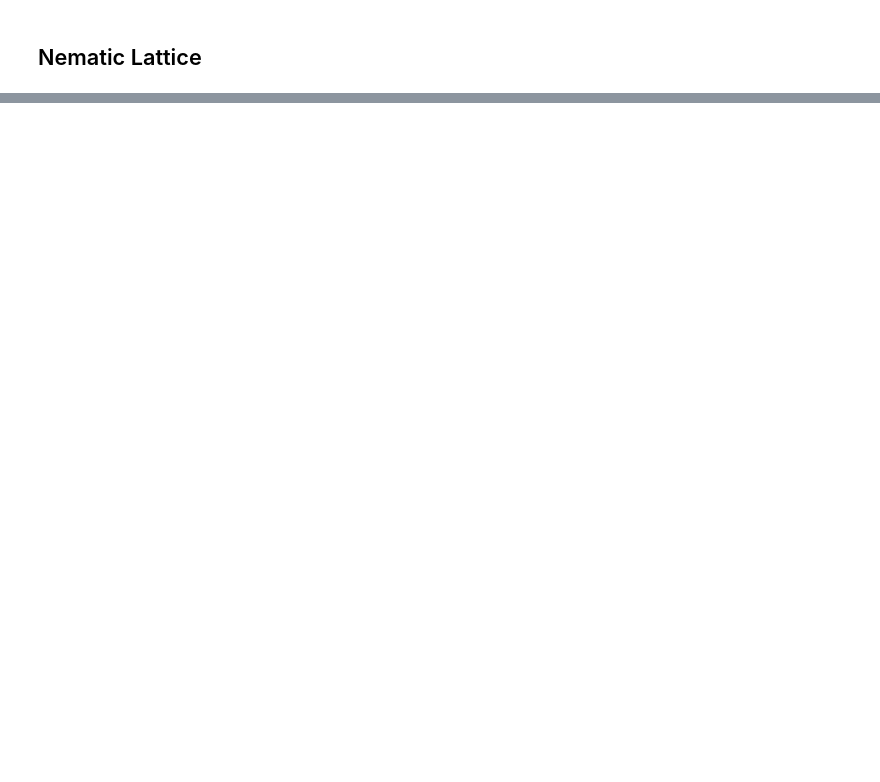
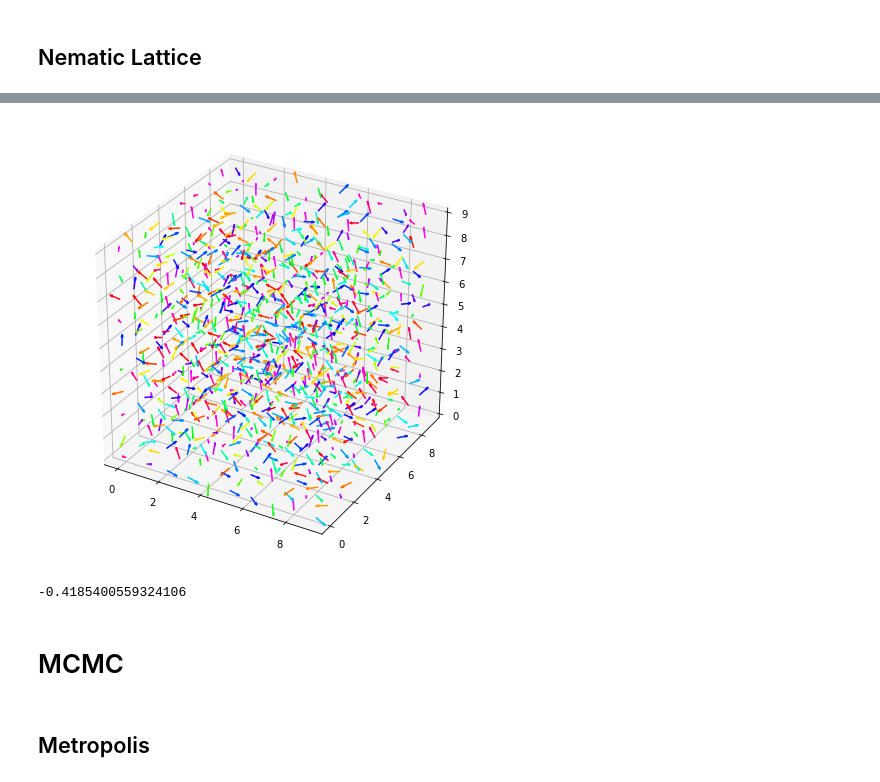
Before and after one commit to jbinagia/CS-230-Final-Project, a Jupyter notebook: development.ipynb, the cells around one changed output, grey strips where cells are left out. Cells and saved outputs as stored; diff of their text form; code cells hidden in the pictures; blank space fills up the shorter version.

Commit message:
working on models and MCMC

```diff
--- a/development.ipynb
+++ b/development.ipynb
@@ -115,0 +96,12 @@ array([0, 0, 1])
+# %%
+x = nem.init_coords(10)
+# %%
+nem.draw_config(x)
+# %% [output]
+[figure, added]
+# %%
+nem.energy_idx(x, 240)
+# %% [output]
+-0.4185400559324106
+# %% [markdown]
+# MCMC
@@ -115,0 +110,2 @@ array([0, 0, 1])
+# %% [markdown]
+## Metropolis
```
Also changed, not shown: parts of 18 cells of this notebook, 9 other files.
